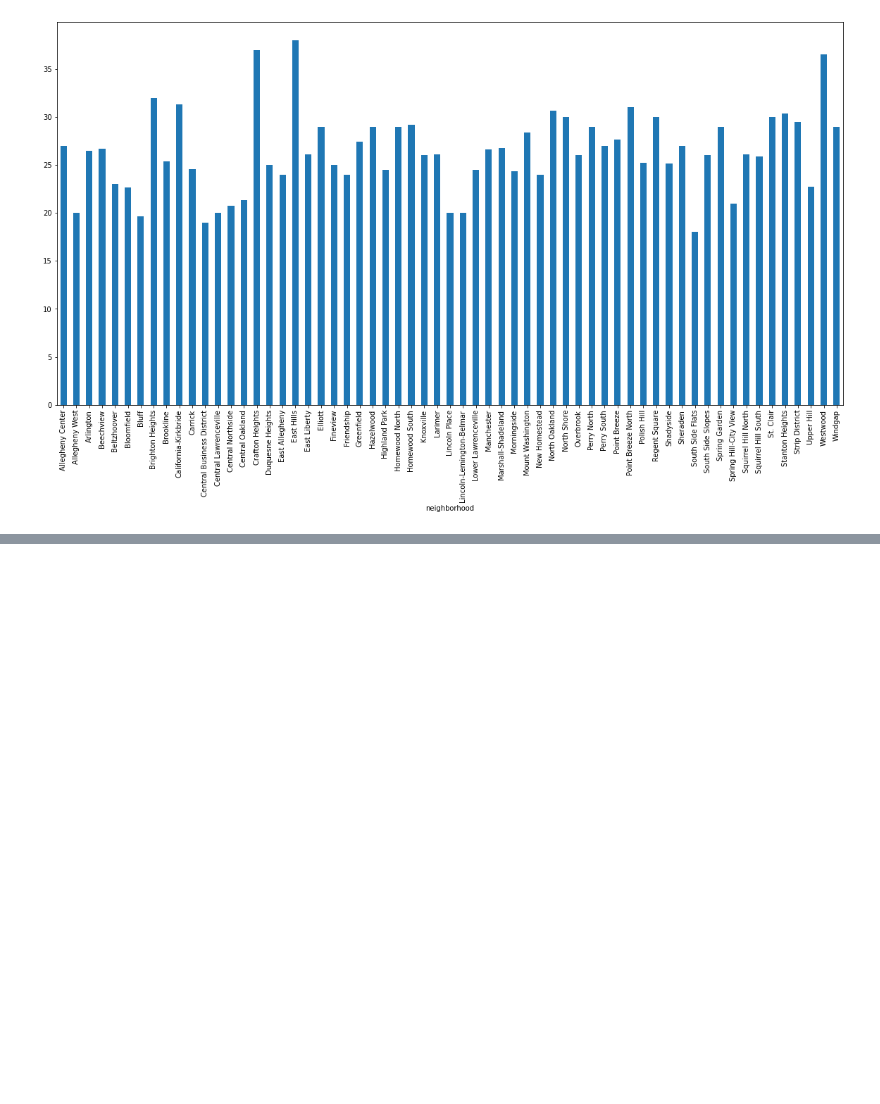
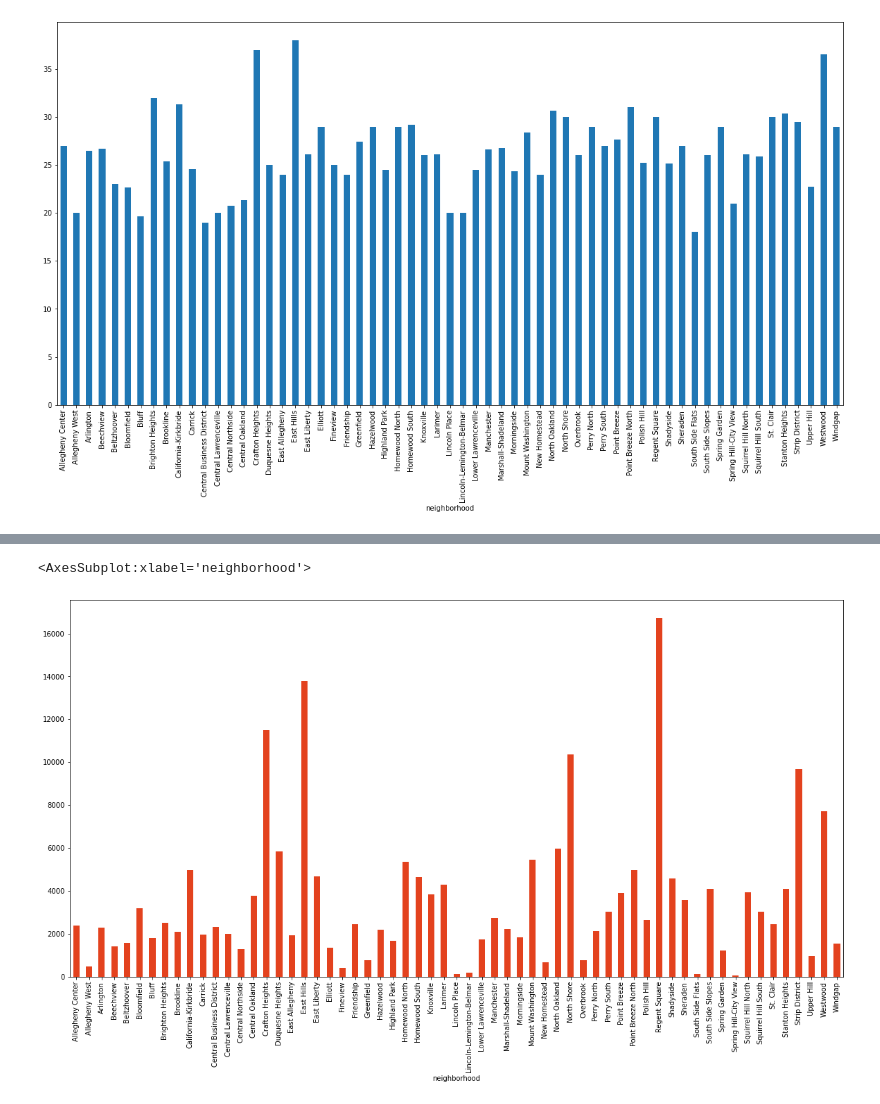
Before and after one commit to aaronjsutton/big-ideas-final, a Jupyter notebook: Traffic-Data.ipynb, the cells around one changed output, grey strips where cells are left out. Saved outputs shown, nothing was run; the diff lists cells and outputs as text; code cells hidden in the pictures; blank space fills up the shorter version.

```diff
--- a/Traffic-Data.ipynb
+++ b/Traffic-Data.ipynb
@@ -62,3 +62,6 @@ df = datasets["traffic"]
 # %%
 df = datasets["traffic"]
-(df.groupby(['neighborhood', 'average_daily_car_traffic'], as_index=False).mean().groupby('neighborhood')['average_daily_car_traffic'].mean()).plot.bar(color="#ff0000", figsize=(20,10))
+(df.groupby(['neighborhood', 'average_daily_car_traffic'], as_index=False).mean().groupby('neighborhood')['average_daily_car_traffic'].mean()).plot.bar(color="#e3421e", figsize=(20,10))
+# %% [output]
+<AxesSubplot:xlabel='neighborhood'>
+[figure, added]
```
Also changed, not shown: parts of 1 cell of this notebook.
